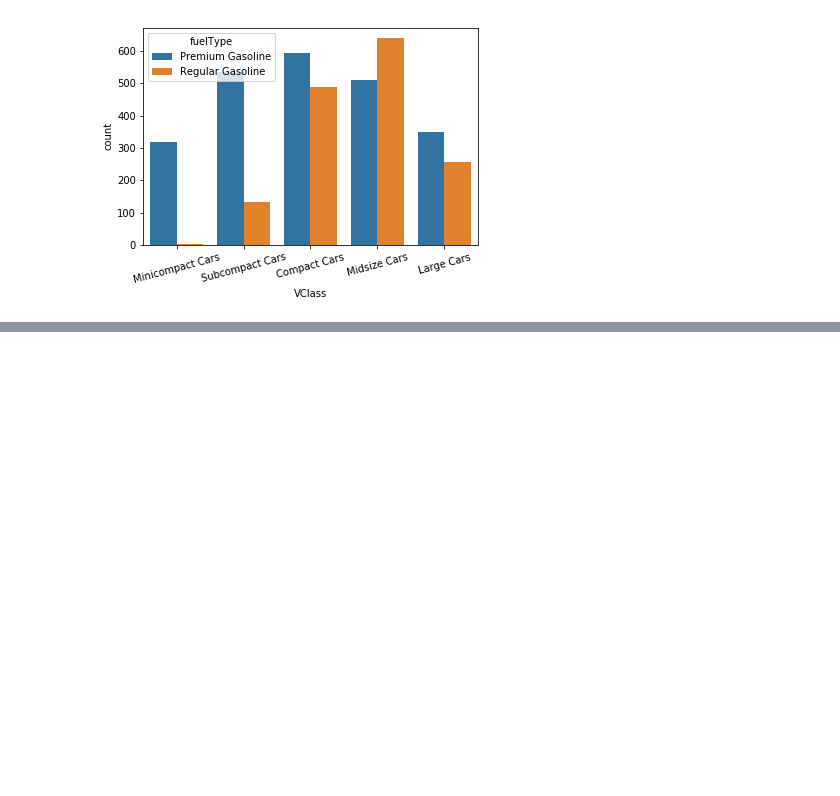
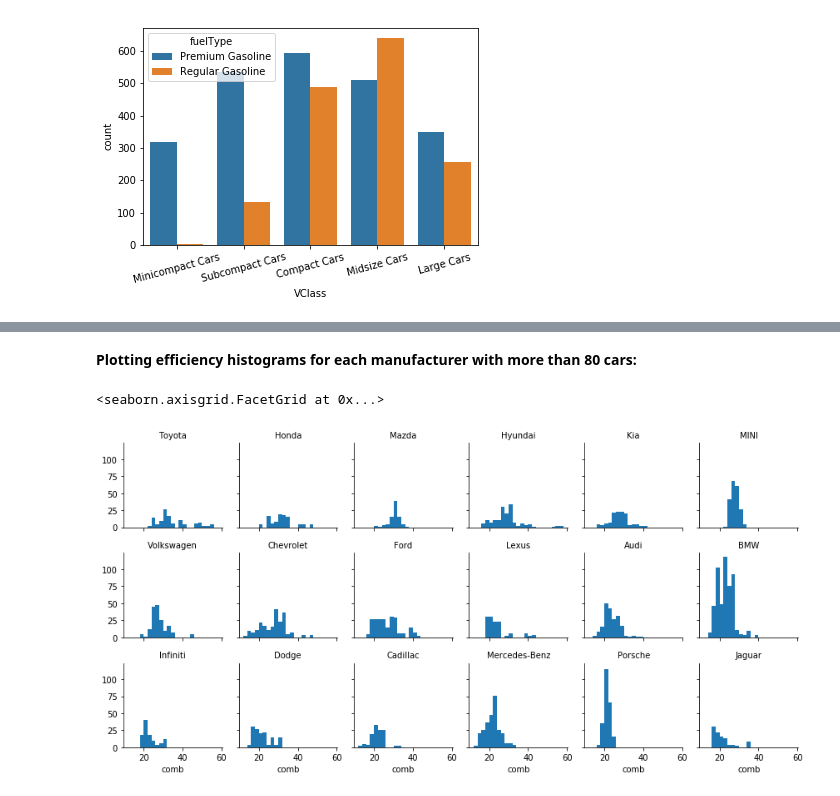
Before and after one commit to 2nOrderEDO/My_matplotlib_Jupyter_NB, a Jupyter notebook: Matplotlib; Multivariate plots and Adaptation of Univariate plots.ipynb, the cells around one changed output, grey strips where cells are left out. Saved outputs shown, nothing was run; the diff lists cells and outputs as text; code cells hidden in the pictures; blank space fills up the shorter version.

```diff
--- a/Matplotlib; Multivariate plots.ipynb
+++ b/Matplotlib; Multivariate plots and Adaptation of Univariate plots.ipynb
@@ -216,0 +231,16 @@ plt.xticks(rotation = 15);
+# %% [markdown]
+**Plotting efficiency histograms for each manufacturer with more than 80 cars:**
+# %%
+most_makes = fuel_econ['make'].value_counts().index[:18]
+fuel_econ_sub = fuel_econ.loc[fuel_econ['make'].isin(most_makes)]
+
+make_means = fuel_econ_sub.groupby('make').mean()
+comb_order = make_means.sort_values('comb', ascending = False).index
+
+g = sb.FacetGrid(data = fuel_econ_sub, col = 'make', col_wrap = 6,
+                 size = 2, col_order = comb_order)
+g.map(plt.hist, 'comb', bins = np.arange(12, fuel_econ_sub['comb'].max() + 2, 2))
+g.set_titles('{col_name}')
+# %% [output]
+<seaborn.axisgrid.FacetGrid at 0x...>
+[figure, added]
```
Also changed, not shown: parts of 12 cells of this notebook.
